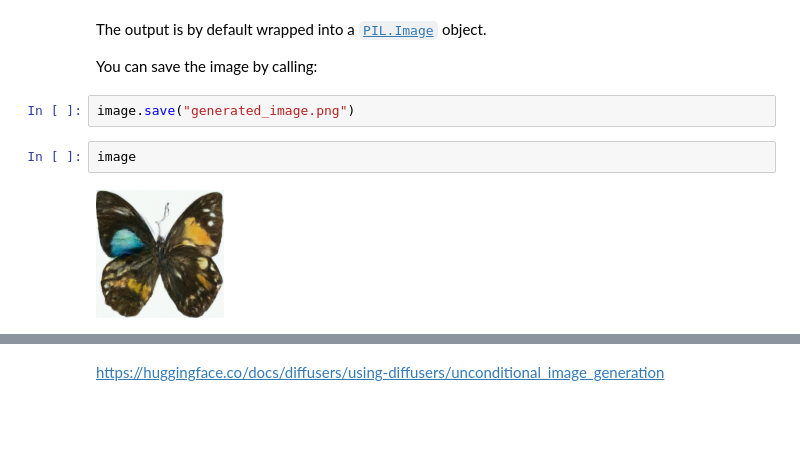
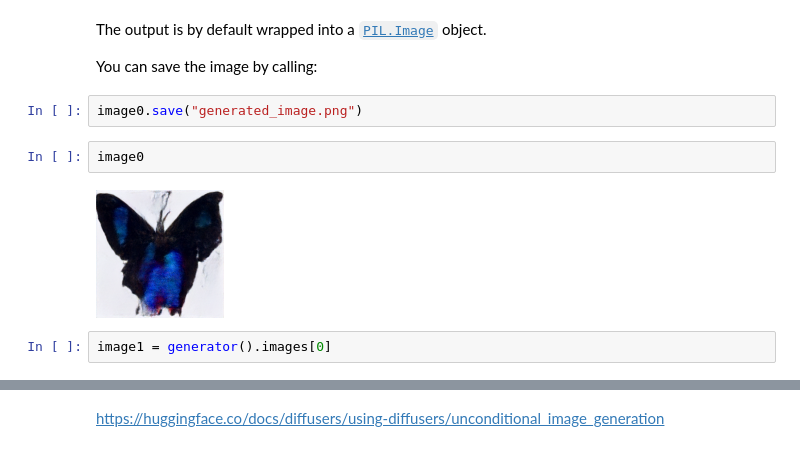
Before and after one commit to cagBRT/Diffusers, a Jupyter notebook: diffusers_doc/en/unconditional_image_generation.ipynb, the cells around one changed output, grey strips where cells are left out. Cells and saved outputs as stored; diff of their text form; blank space fills up the shorter version.

```diff
--- a/diffusers_doc/en/unconditional_image_generation.ipynb
+++ b/diffusers_doc/en/unconditional_image_generation.ipynb
@@ -128,8 +128,10 @@ The output is by default wrapped into a [`PIL.Image`](https://pillow.readthedocs
 
 You can save the image by calling:
 # %%
-image.save("generated_image.png")
+image0.save("generated_image.png")
-# %%
-image
-# %% [output]
-[figure, removed]
+# %%
+image0
+# %% [output]
+[figure, added]
+# %%
+image1 = generator().images[0]
```
Also changed, not shown: parts of 1 cell of this notebook.
